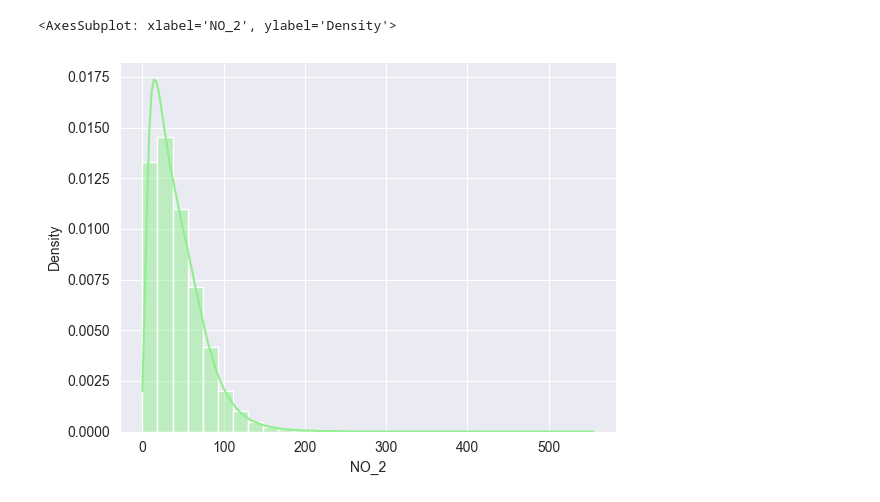
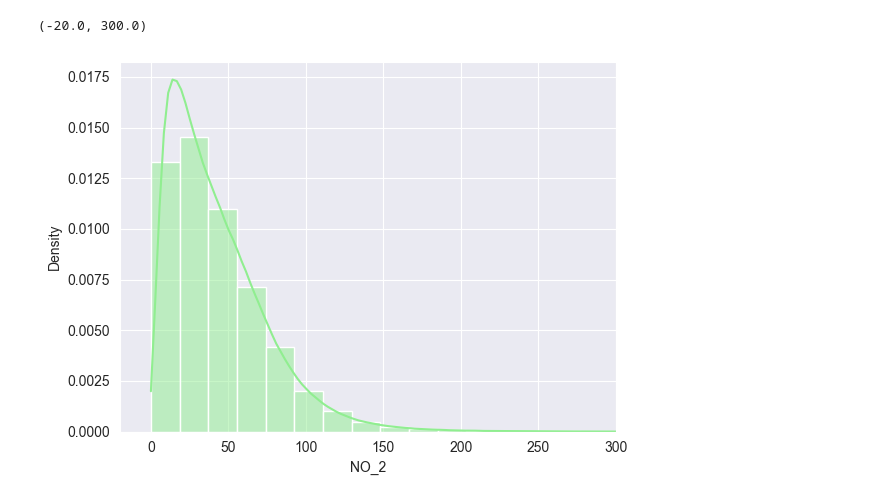
Before and after one commit to ChiaraAmalia/DataScience2Project, a Jupyter notebook: DistributionJ.ipynb, the cells around one changed output. Cells and saved outputs as stored; diff of their text form; code cells hidden in the pictures.

```diff
--- a/DistributionJ.ipynb
+++ b/DistributionJ.ipynb
@@ -6,19 +7,20 @@ path = r"C:\\Users\\pc\\Desktop\\Università\\Data science\\Progetti\\ProgettoPy
 # %%
 allMadrid = pd.read_csv(path+"out.csv")
 NO22018 = allMadrid['NO_2'].loc[allMadrid['date'] > '2018-01-01']
 NO22017 = allMadrid['NO_2'].loc[(allMadrid['date'] < '2018-01-01')
                      & (allMadrid['date'] >= '2017-01-01')]
 
 #display(NO22018.head())
 test = pd.DataFrame({'NO_2':NO22018.values})
 test2 = pd.DataFrame({'NO_2':NO22017.values})
 
 penguins = sns.load_dataset("penguins")
 sns.set_style("darkgrid")
 sns.histplot(data=allMadrid, x="NO_2",kde=True,bins=30,stat="density",color='lightgreen')
+plt.xlim(-20, 300)
 #display(penguins)
 # %% [output]
-<AxesSubplot: xlabel='NO_2', ylabel='Density'>
+(-20.0, 300.0)
-[figure, old version]
+[figure, new version]
 # %%
 sns.set_style("darkgrid")
```
Also changed, not shown: parts of 6 cells of this notebook.
